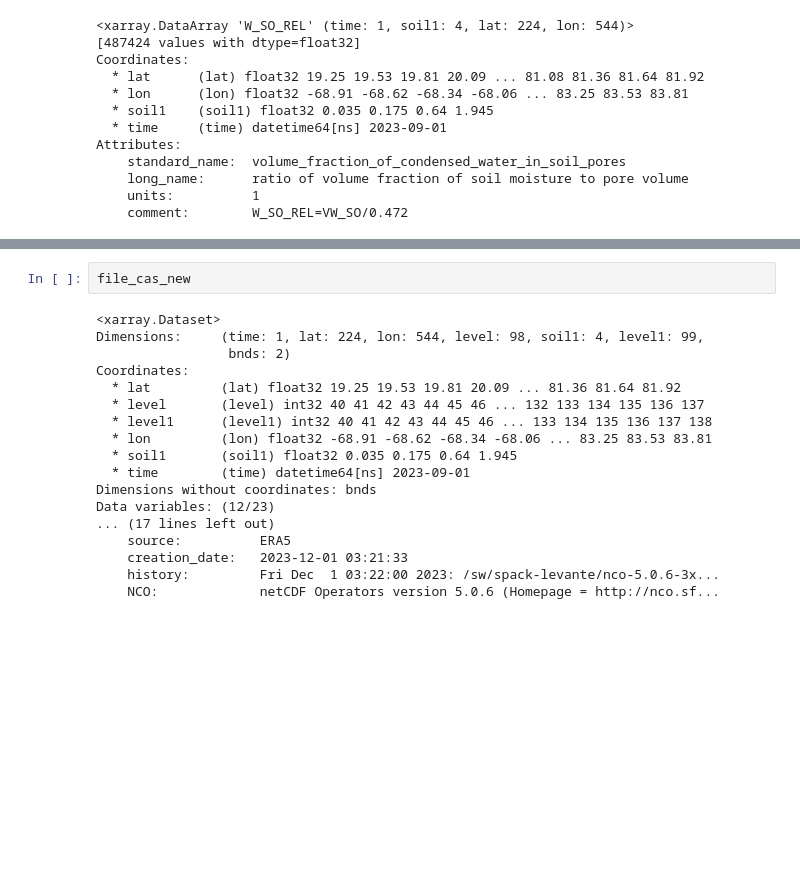
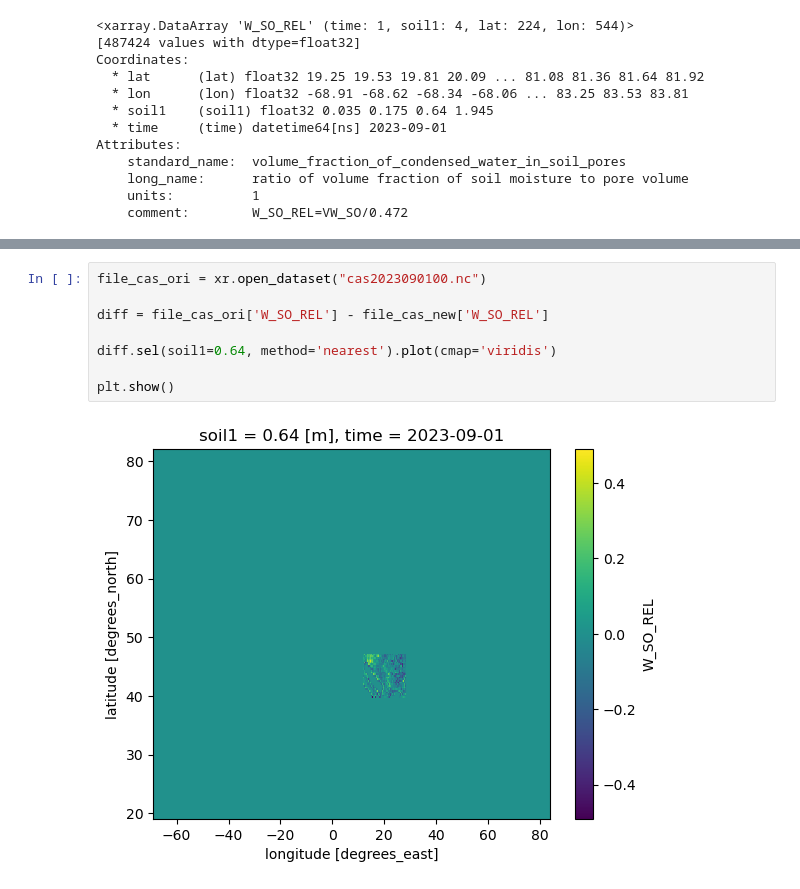
Before and after one commit to laroith/adjust_IFS_Cyclone_Daniel, a Jupyter notebook: apply_on_forcing_data/Untitled1.ipynb, the cells around one changed output, grey strips where cells are left out. Saved outputs shown, nothing was run; the diff lists cells and outputs as text; blank space fills up the shorter version.

```diff
--- a/apply_on_forcing_data/Untitled1.ipynb
+++ b/apply_on_forcing_data/Untitled1.ipynb
@@ -168,22 +168,12 @@ plt.show()
 # %% [output]
 [figure]
 # %%
-file_cas_new
+file_cas_ori = xr.open_dataset("cas2023090100.nc")
+
+diff = file_cas_ori['W_SO_REL'] - file_cas_new['W_SO_REL']
+
+diff.sel(soil1=0.64, method='nearest').plot(cmap='viridis')
+
+plt.show()
 # %% [output]
-<xarray.Dataset>
-Dimensions:     (time: 1, lat: 224, lon: 544, level: 98, soil1: 4, level1: 99,
-                 bnds: 2)
-Coordinates:
-  * lat         (lat) float32 19.25 19.53 19.81 20.09 ... 81.36 81.64 81.92
-  * level       (level) int32 40 41 42 43 44 45 46 ... 132 133 134 135 136 137
-  * level1      (level1) int32 40 41 42 43 44 45 46 ... 133 134 135 136 137 138
-  * lon         (lon) float32 -68.91 -68.62 -68.34 -68.06 ... 83.25 83.53 83.81
-  * soil1       (soil1) float32 0.035 0.175 0.64 1.945
-  * time        (time) datetime64[ns] 2023-09-01
-Dimensions without coordinates: bnds
-Data variables: (12/23)
-... (17 lines left out)
-    source:          ERA5
-    creation_date:   2023-12-01 03:21:33
-    history:         Fri Dec  1 03:22:00 2023: /sw/spack-levante/nco-5.0.6-3x...
-    NCO:             netCDF Operators version 5.0.6 (Homepage = http://nco.sf...
+[figure, added]
```
Also changed, not shown: parts of 2 cells of this notebook, 2 other files.
